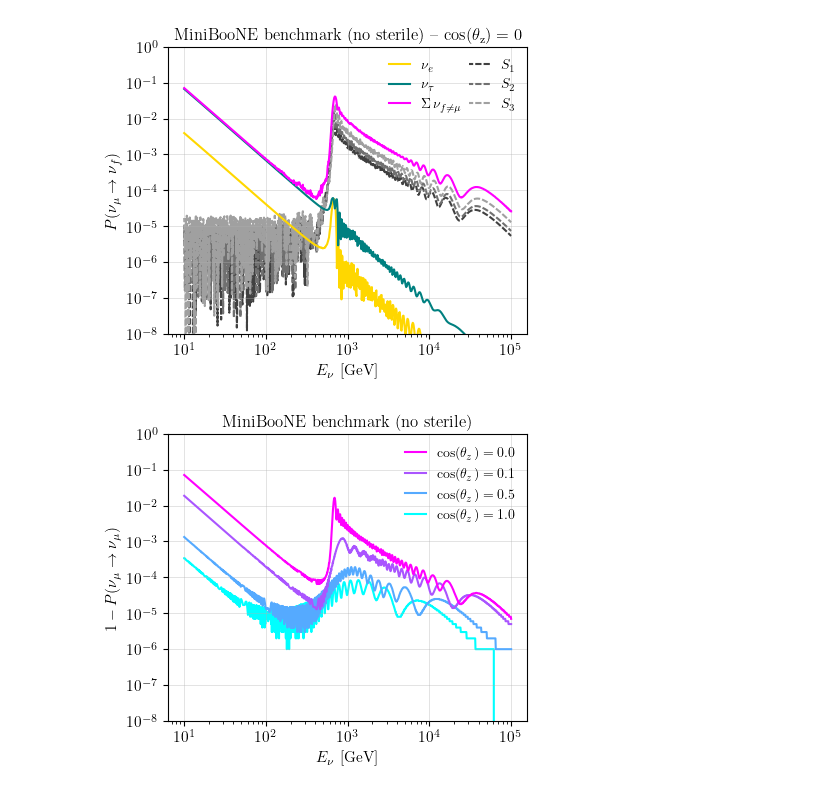
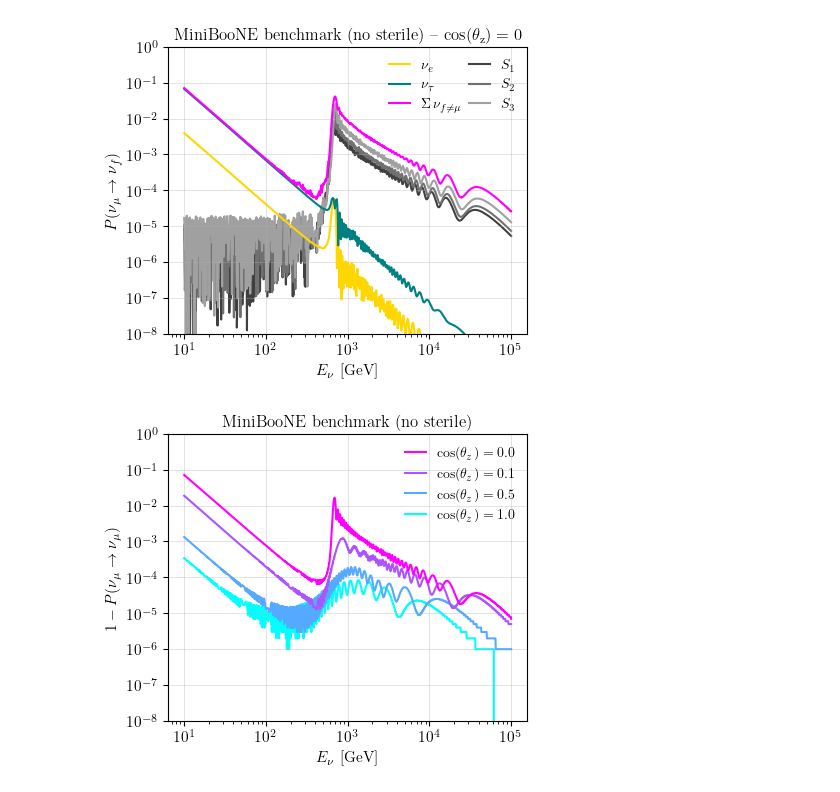
Before and after one commit to ConnorSponsler/For_Git, a Jupyter notebook: main_example_plots_Connor.ipynb, the cells around one changed output. Saved outputs shown, nothing was run; the diff lists cells and outputs as text; code cells hidden in the pictures.

```diff
--- a/main_example_plots_Connor.ipynb
+++ b/main_example_plots_Connor.ipynb
@@ -159,35 +291,35 @@ fig1.savefig('plots/example_1_osc_prob.pdf')
 # %%
 energies, data = read_data("propagation/6_atmos.txt")
 
 names = [r'$S_1$', r'$S_2$', r'$S_3$', r'$\nu_e$', r'$\Sigma \, {\nu_{f \neq \mu }}$', r'$\nu_\tau$']
 
 fig2, ax2 = std_fig()
 #for i in [0,2]:  # Loop over other columns as y-values
 #    ax2.plot(energies/GeV, data[:, i+3], label= names[i+3],  color=cm.cool((i+.5)/3), zorder=2)
 ax2.plot(energies/GeV, data[:, 3], label= names[3],  color='gold', zorder=2)
 ax2.plot(energies/GeV, data[:, 5], label= names[5],  color='teal', zorder=2)
 ax2.plot(energies/GeV, 1 - data[:, 4], label= names[4],  color='magenta', zorder=2)
 
 
 for i in range(3):  # Loop over other columns as y-values
-    ax2.plot(energies/GeV, data[:, i], label= names[i],  color=cm.Greys_r(0.2+i/6), ls=(1,(3,1)), zorder=1)
+    ax2.plot(energies/GeV, data[:, i], label= names[i],  color=cm.Greys_r(0.2+i/6), zorder=1)
 
 
 ax2.set_xlabel(r'$E_\nu$ [GeV]')  # Assuming the energy unit is electron volts (GeV)
 ax2.set_ylabel(r'$P(\nu_\mu \to \nu_f)$')
 ax2.set_title(r'MiniBooNE benchmark (no sterile) -- $\cos(\theta_{\rm z}) = 0$', fontsize=12)
 ax2.legend(frameon=False, loc='upper right', ncol=2, handlelength=1.5, columnspacing=0.5)
 ax2.grid(which='major', linewidth=0.5,zorder=-1, alpha=0.5)
 
 ax2.set_yscale('log')
 ax2.set_xscale('log')
 ax2.set_ylim(1e-8,0.03)
 yticks = [10**i for i in range(-8, 1)]
 ax2.set_yticks(yticks)
 
 fig2.savefig('plots/example_2_osc_prob.pdf')
 # %% [output]
-[figure, old version]
+[figure, new version]
 # %%
 e1, d1 = read_data("propagation/4_atmos_0.txt")
 e2, d2 = read_data("propagation/4_atmos_0.1.txt")
```
Also changed, not shown: parts of 7 cells of this notebook, 19 other files.
